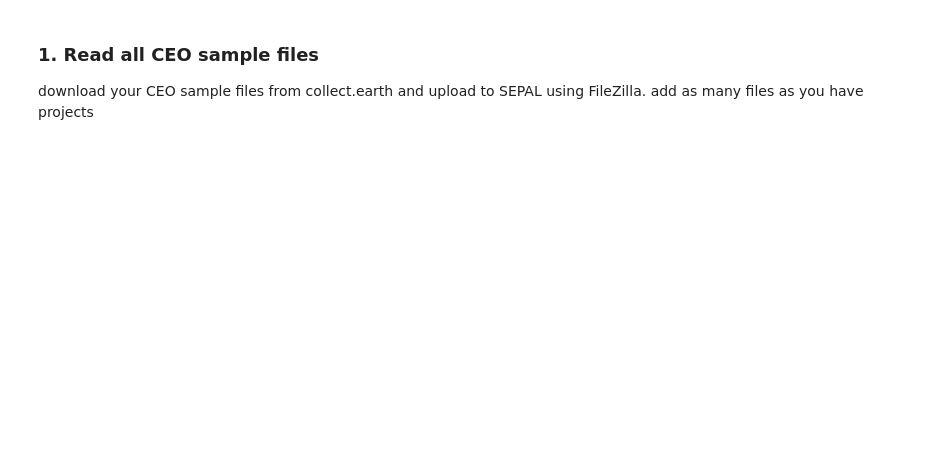
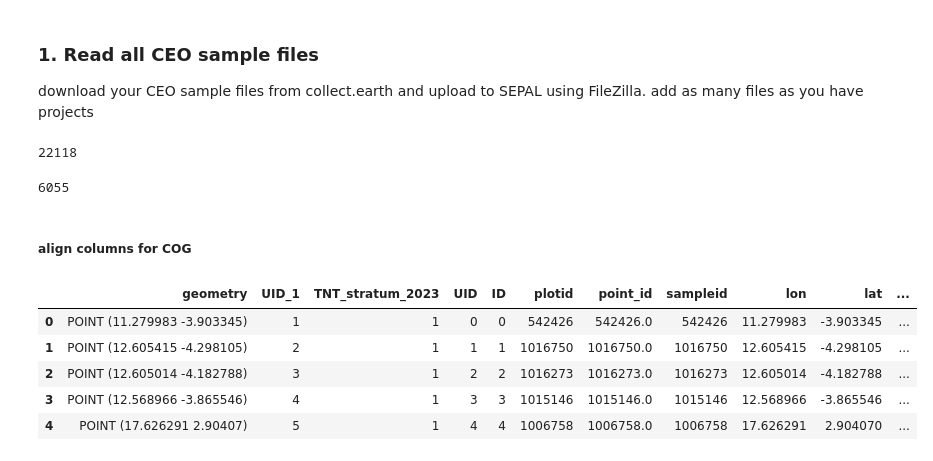
Before and after one commit to aurelgrooves/CAFI_DDD, a Jupyter notebook: CEO data/7-merge_CEO_for_drivers.ipynb, the cells around one changed output. Cells and saved outputs as stored; diff of their text form; code cells hidden in the pictures; blank space fills up the shorter version.

```diff
--- a/CEO data/7-merge_CEO_for_drivers.ipynb
+++ b/CEO data/7-merge_CEO_for_drivers.ipynb
@@ -19,10 +19,23 @@ pd.set_option('display.max_colwidth', None)
 download your CEO sample files from collect.earth and upload to SEPAL using FileZilla.
 add as many files as you have projects
 # %%
-ceo1 = pd.read_csv('/home/sepal-user/module_results/esbae/CAR/CAR_all_ceo_2015_2022_2023_TNTstrat.csv',low_memory=False)
-ceo2 = pd.read_csv('/home/sepal-user/module_results/esbae/CMR/CMR_all_ceo_2015_2022_2023_TNTstrat.csv',low_memory=False)
-ceo3 = pd.read_csv('/home/sepal-user/module_results/esbae/COG/COG_all_ceo_1522_1622_clean.csv',low_memory=False)
-ceo4 = pd.read_csv('/home/sepal-user/module_results/esbae/DRC/DRC_all_ceo_2015_2022_2023_TNTstrat.csv',low_memory=False)
-ceo5 = pd.read_csv('/home/sepal-user/module_results/esbae/EQG/EQG_all_ceo_2015_2022_2023_TNTstrat.csv',low_memory=False)
-ceo6 = pd.read_csv('/home/sepal-user/module_results/esbae/GAB/GAB_all_ceo_2015_2022_2023_TNTstrat.csv',low_memory=False)
+ceo1 = pd.read_csv('/home/sepal-user/module_results/esbae/CAR/CAR_all_ceo_2015_2022_2023_prov_eSBAE_TNT.csv',low_memory=False)
+ceo2 = pd.read_csv('/home/sepal-user/module_results/esbae/DRC/DRC_all_ceo_2015_2022_2023_prov_eSBAE_TNT.csv',low_memory=False)
+ceo3 = pd.read_csv('/home/sepal-user/module_results/esbae/COG/COG_all_ceo_2015_2016_2023_prov_eSBAE_TNT_update.csv',low_memory=False)
+ceo4 = pd.read_csv('/home/sepal-user/module_results/esbae/CMR/CMR_all_ceo_2015_2022_2023_prov_eSBAE_TNT.csv',low_memory=False)
+ceo5 = pd.read_csv('/home/sepal-user/module_results/esbae/EQG/EQG_all_ceo_2015_2022_2023_prov_eSBAE_TNT.csv',low_memory=False)
+ceo6 = pd.read_csv('/home/sepal-user/module_results/esbae/GAB/GAB_all_ceo_2015_2022_2023_prov_eSBAE_TNT.csv',low_memory=False)
+ceo7 = pd.read_csv('/home/sepal-user/module_results/esbae/CAFI/CAFI_ceo_1520_clean_CAFsubadmin.csv', low_memory=False)
+ceo8 = pd.read_csv('/home/sepal-user/module_results/esbae/CAFI/CAFI_ceo_1520_clean_CMRsubadmin.csv', low_memory=False)
+ceo9 = pd.read_csv('/home/sepal-user/module_results/esbae/CAFI/CAFI_ceo_1520_clean_CODsubadmin.csv', low_memory=False)
+ceo10 = pd.read_csv('/home/sepal-user/module_results/esbae/CAFI/CAFI_ceo_1520_clean_COGsubadmin.csv', low_memory=False)
+ceo11 = pd.read_csv('/home/sepal-user/module_results/esbae/CAFI/CAFI_ceo_1520_clean_EQGsubadmin.csv', low_memory=False)
+ceo12 = pd.read_csv('/home/sepal-user/module_results/esbae/CAFI/CAFI_ceo_1520_clean_GABsubadmin.csv', low_memory=False)
+# %%
+ceo1['ISO'] = 'CAF'
+ceo2['ISO'] = 'COD'
+ceo3['ISO'] = 'COG'
+ceo4['ISO'] = 'CMR'
+ceo5['ISO'] = 'EQG'
+ceo6['ISO'] = 'GAB'
 # %%
@@ -29,0 +43,19 @@ output_drivers = '/home/sepal-user/module_results/esbae/CAFI/CAFI_all_ceo_driver
+# %%
+len(ceo2)
+# %% [output]
+22118
+# %%
+len(ceo1)
+# %% [output]
+6055
+# %% [markdown]
+##### align columns for COG
+# %%
+ceo3.head()
+# %% [output]
+|  | geometry | UID_1 | TNT_stratum_2023 | UID | ID | plotid | point_id | sampleid | lon | lat | ... |
+| 0 | POINT (11.279983 -3.903345) | 1 | 1 | 0 | 0 | 542426 | 542426.0 | 542426 | 11.279983 | -3.903345 | ... |
+| 1 | POINT (12.605415 -4.298105) | 2 | 1 | 1 | 1 | 1016750 | 1016750.0 | 1016750 | 12.605415 | -4.298105 | ... |
+| 2 | POINT (12.605014 -4.182788) | 3 | 1 | 2 | 2 | 1016273 | 1016273.0 | 1016273 | 12.605014 | -4.182788 | ... |
+| 3 | POINT (12.568966 -3.865546) | 4 | 1 | 3 | 3 | 1015146 | 1015146.0 | 1015146 | 12.568966 | -3.865546 | ... |
+| 4 | POINT (17.626291 2.90407) | 5 | 1 | 4 | 4 | 1006758 | 1006758.0 | 1006758 | 17.626291 | 2.904070 | ... |
```
Also changed, not shown: parts of 85 cells of this notebook.
